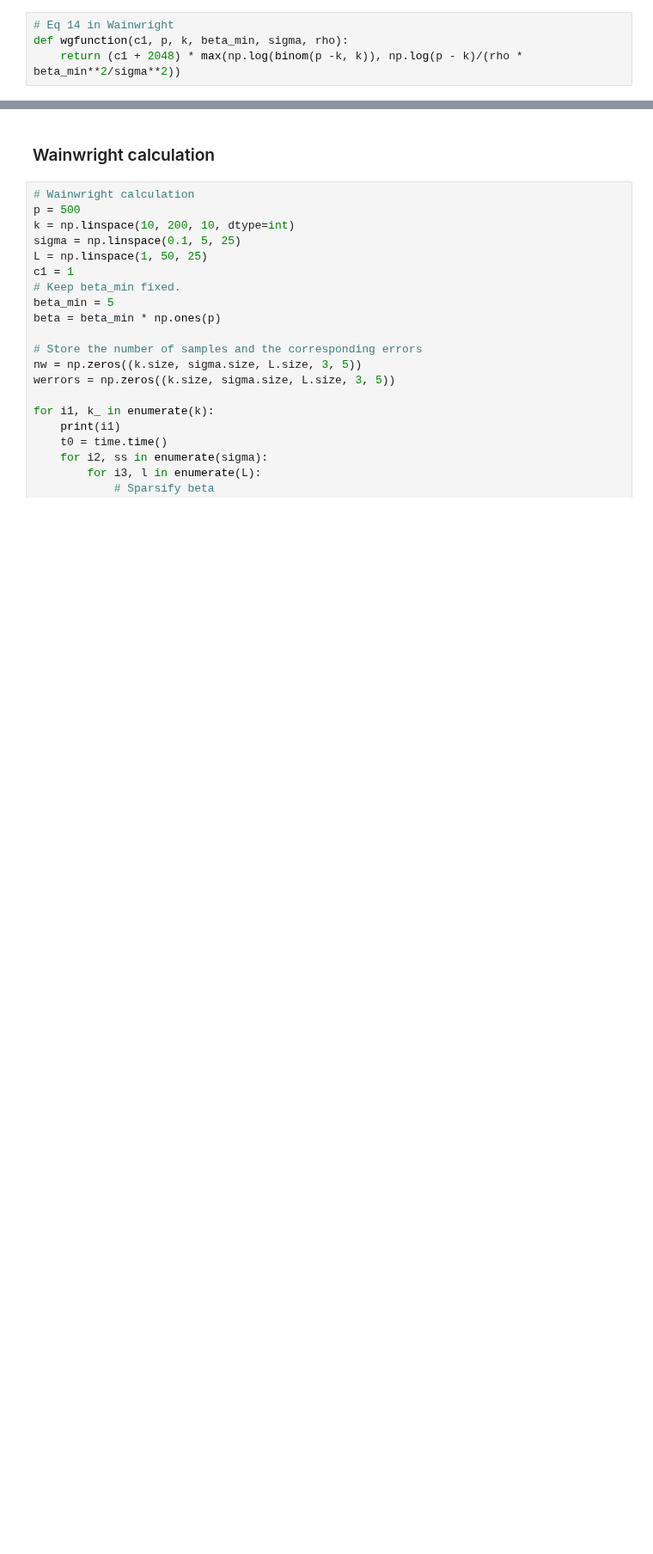
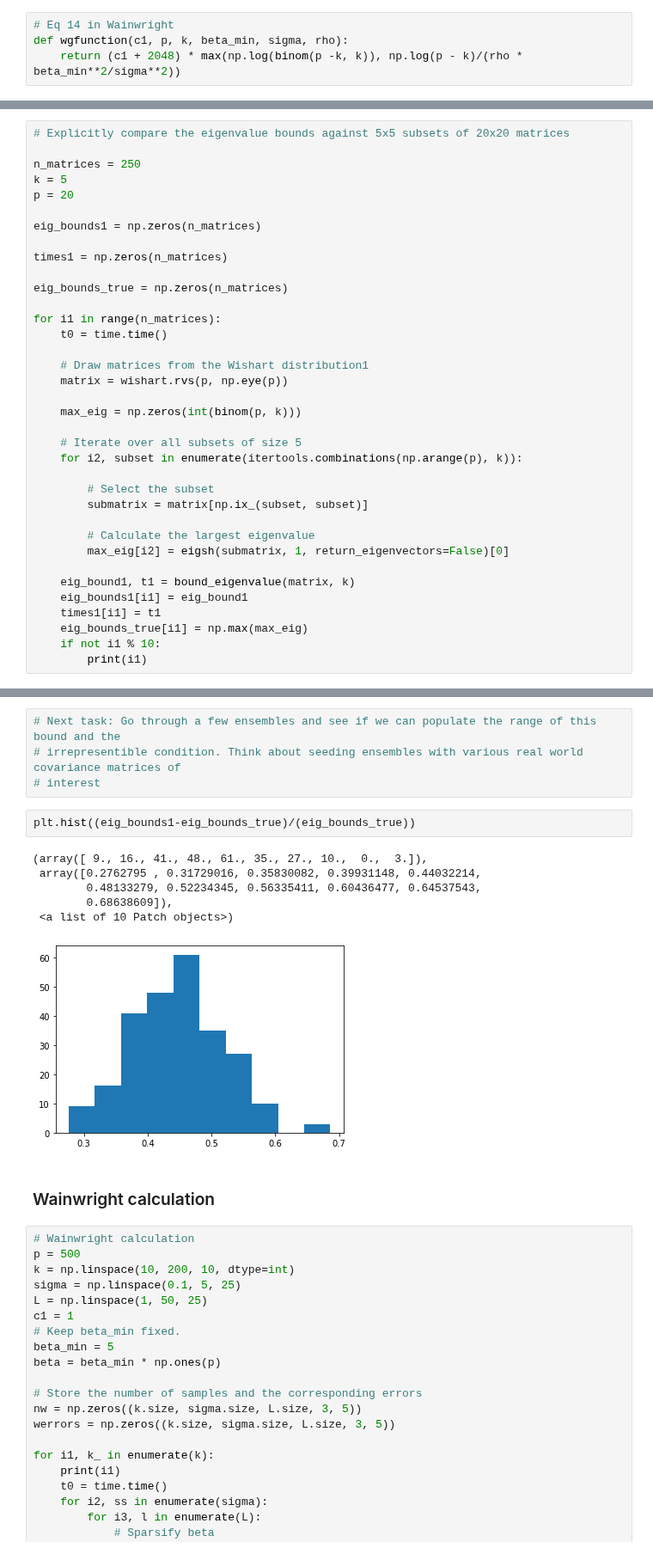
Before and after one commit to akumar01/uoicorr_analysis, a Jupyter notebook: notebooks/sfn/Numerical Boundaries.ipynb, the cells around one changed output, grey strips where cells are left out. Shown at 86% size. Cells and saved outputs as stored; diff of their text form; blank space fills up the shorter version.

```diff
--- a/notebooks/sfn/Numerical Boundaries.ipynb
+++ b/notebooks/sfn/Numerical Boundaries.ipynb
@@ -85,0 +113,36 @@ def bound_eigenvalue(matrix, k):
+# %%
+# Explicitly compare the eigenvalue bounds against 5x5 subsets of 20x20 matrices
+
+n_matrices = 250
+k = 5
+p = 20
+
+eig_bounds1 = np.zeros(n_matrices)
+
+times1 = np.zeros(n_matrices)
+
+eig_bounds_true = np.zeros(n_matrices)
+
+for i1 in range(n_matrices):
+    t0 = time.time()
+
+    # Draw matrices from the Wishart distribution1
+    matrix = wishart.rvs(p, np.eye(p))
+
+    max_eig = np.zeros(int(binom(p, k)))
+
+    # Iterate over all subsets of size 5
+    for i2, subset in enumerate(itertools.combinations(np.arange(p), k)):
+
+        # Select the subset
+        submatrix = matrix[np.ix_(subset, subset)]
+
+        # Calculate the largest eigenvalue
+        max_eig[i2] = eigsh(submatrix, 1, return_eigenvectors=False)[0]
+
+    eig_bound1, t1 = bound_eigenvalue(matrix, k)
+    eig_bounds1[i1] = eig_bound1
+    times1[i1] = t1
+    eig_bounds_true[i1] = np.max(max_eig)
+    if not i1 % 10:
+        print(i1)
@@ -86,3 +167,16 @@ def bound_eigenvalue(matrix, k):
+# %%
+# Next task: Go through a few ensembles and see if we can populate the range of this bound and the
+# irrepresentible condition. Think about seeding ensembles with various real world covariance matrices of
+# interest
+# %%
+plt.hist((eig_bounds1-eig_bounds_true)/(eig_bounds_true))
+# %% [output]
+(array([ 9., 16., 41., 48., 61., 35., 27., 10.,  0.,  3.]),
+ array([0.2762795 , 0.31729016, 0.35830082, 0.39931148, 0.44032214,
+        0.48133279, 0.52234345, 0.56335411, 0.60436477, 0.64537543,
+        0.68638609]),
+ <a list of 10 Patch objects>)
+[figure, added]
 # %% [markdown]
 ### Wainwright calculation
 # %%
```
Also changed, not shown: parts of 30 cells of this notebook.
